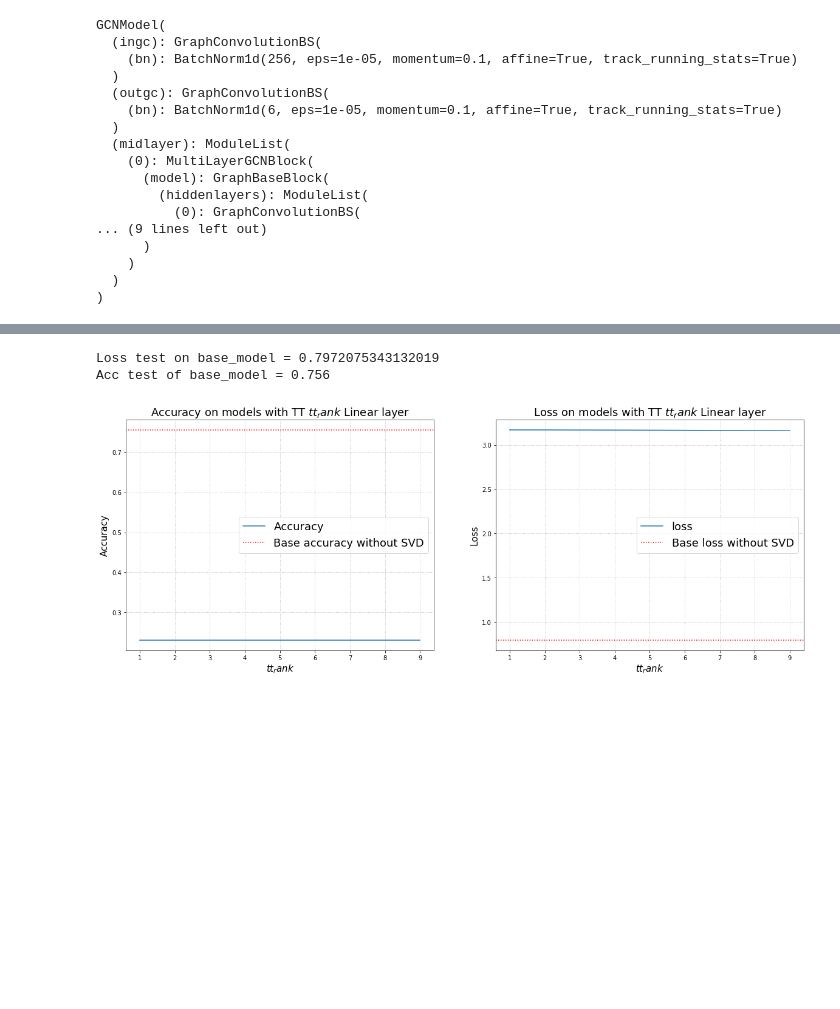
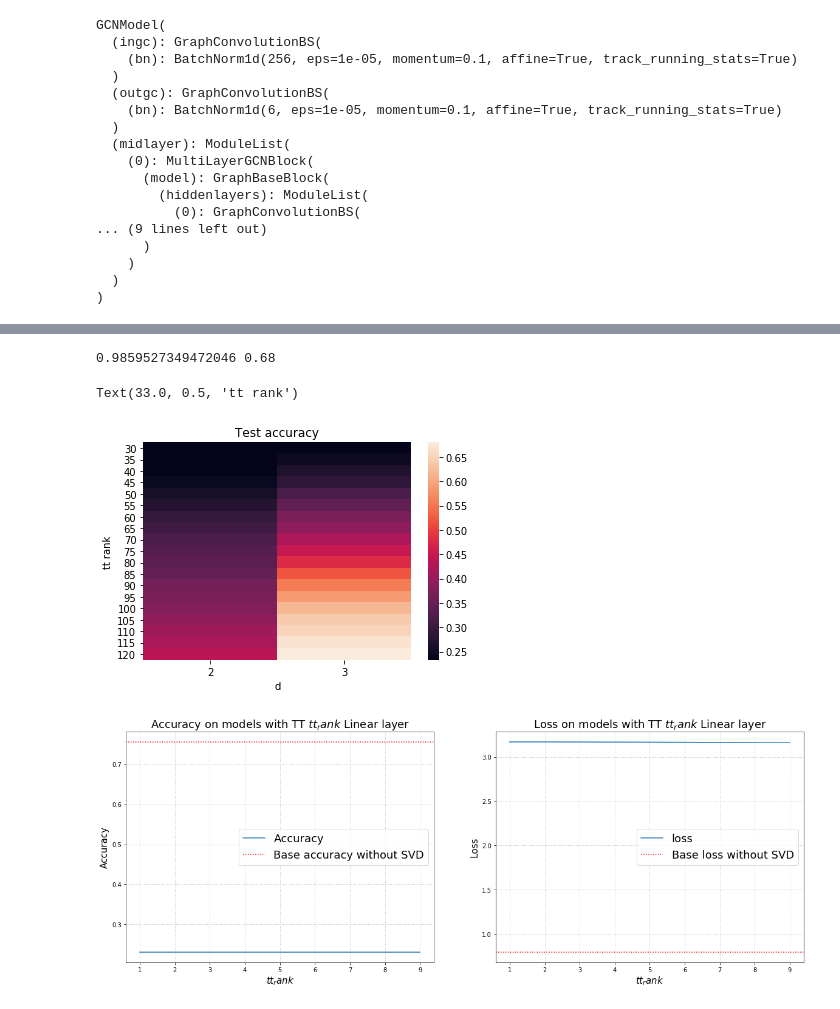
Before and after one commit to MihailSalnikov/svd4gcn, a Jupyter notebook: notebooks/citeser_tesor_train_exps.ipynb, the cells around one changed output, grey strips where cells are left out. Drawn from its saved outputs; the diff is of its cells as text; code cells hidden in the pictures; blank space fills up the shorter version.

```diff
--- a/notebooks/citeser_tesor_train_exps.ipynb
+++ b/notebooks/citeser_tesor_train_exps.ipynb
@@ -155,5 +195,6 @@ class GraphConvolutionTTLinear(Module):
 # %%
 def test(model, test_adj, test_fea):
+    model.to(device)
     model.eval()
     output = model(test_fea, test_adj)
     loss_test = F.nll_loss(output[idx_test], labels[idx_test])
@@ -173,28 +222,35 @@ def make_new_model(model, r, d=3):
     new_model.to(device)
     return new_model
 # %%
-model = make_new_model(base_model, 3, 10)
+model = make_new_model(base_model, 120, 3)
 loss_test, acc_test = test(model, test_adj, test_fea)
 print(loss_test, acc_test)
-model
+# %% [output]
+0.9859527349472046 0.68
-# %%
-base_loss_test, base_acc_test = test(base_model, test_adj, test_fea)
-print(f"Loss test on base_model = {base_loss_test}\nAcc test of base_model = {base_acc_test}")
-# %% [output]
-Loss test on base_model = 0.7972075343132019
-Acc test of base_model = 0.756
-# %%
-experiments = {
-    'tt_rank': [],
-    'loss': [],
-    'acc': []
-}
-
-for tt_rank in tqdm.notebook.tqdm(range(1, 10)):
-    model = make_new_model(base_model, tt_rank)
-    loss_test, acc_test = test(model, test_adj, test_fea)
-    experiments['tt_rank'].append(tt_rank)
-    experiments['loss'].append(loss_test)
-    experiments['acc'].append(acc_test)
-    del model
+# %%
+tt_ranks = np.arange(30, 121, 5, dtype=np.int32)
+ds = np.arange(2, 4, dtype=np.int32)
+accs = np.zeros((len(tt_ranks), len(ds)))
+losses = np.zeros((len(tt_ranks), len(ds)))
+for i, tt_rank in tqdm.notebook.tqdm(enumerate(tt_ranks), total=len(tt_ranks)):
+    for j, d in enumerate(ds):
+        model = make_new_model(base_model, int(tt_rank), int(d))
+        loss_test, acc_test = test(model, test_adj, test_fea)
+        accs[i, j] = acc_test
+        losses[i, j] = loss_test
+        del model
+# %%
+ax = plt.axes()
+sns.heatmap(accs,
+            xticklabels=ds,
+            yticklabels=tt_ranks,
+            annot=False,
+            ax=ax)
+
+ax.set_title('Test accuracy')
+ax.set_xlabel('d')
+ax.set_ylabel('tt rank')
+# %% [output]
+Text(33.0, 0.5, 'tt rank')
+[figure, added]
 # %%
```
Also changed, not shown: parts of 8 cells of this notebook.
